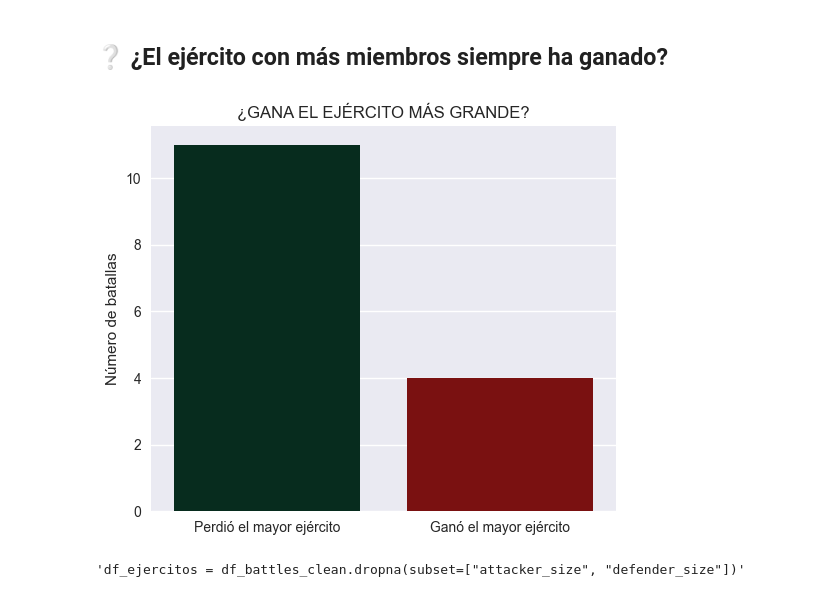
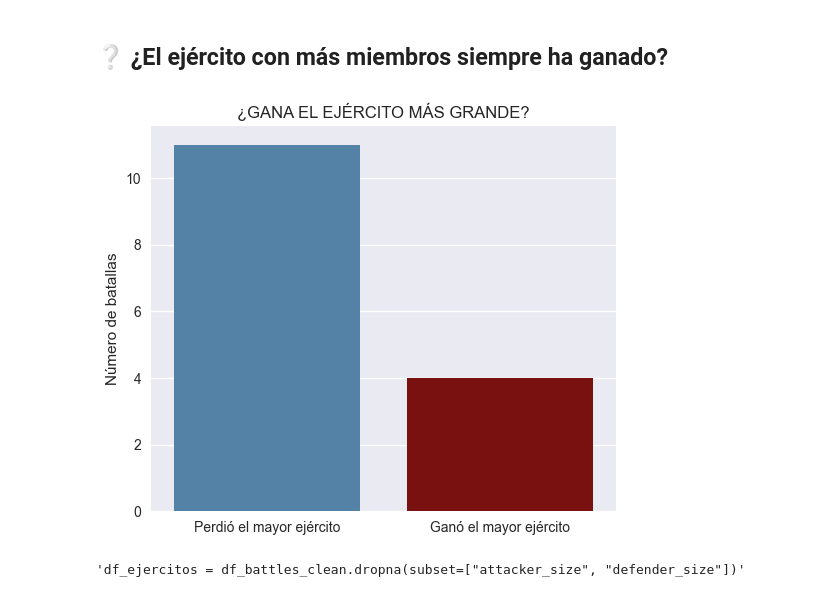
Before and after one commit to NereaLdA/EDA-Game_of_Thrones_, a Jupyter notebook: Memoria/Memoria.ipynb, the cells around one changed output. Drawn from its saved outputs; the diff is of its cells as text; code cells hidden in the pictures.

```diff
--- a/Memoria/Memoria.ipynb
+++ b/Memoria/Memoria.ipynb
@@ -750,35 +750,35 @@ df_batallas_ejer = df_battles_clean.dropna(subset=["attacker_size", "defender_si
 # %%
 # Creamos la columna 'mayor_ejercito'
 condicion_attacker = df_batallas_ejer["attacker_size"] > df_batallas_ejer["defender_size"]
 condicion_defender = df_batallas_ejer["attacker_size"] < df_batallas_ejer["defender_size"]
 condicion_empate = df_batallas_ejer["attacker_size"] == df_batallas_ejer["defender_size"]
 
 df_batallas_ejer["mayor_ejercito"] = "empate"
 df_batallas_ejer.loc[condicion_attacker, "mayor_ejercito"] = "attacker"
 df_batallas_ejer.loc[condicion_defender, "mayor_ejercito"] = "defender"
 
 # Creamos columna 'ganador'
 df_batallas_ejer["ganador"] = df_batallas_ejer["attacker_outcome"].map({
     "win": "attacker",
     "loss": "defender"
 })
 
 # Paso 3: Comparar y contar
 coinciden = df_batallas_ejer["mayor_ejercito"] == df_batallas_ejer["ganador"]
 conteo = coinciden.value_counts().rename({
     True: "Ganó el mayor ejército",
     False: "Perdió el mayor ejército"
 })
 
 # Paso 4: Gráfico
 plt.figure(figsize=(6,5))
-sns.barplot(x=conteo.index, y=conteo.values, palette=["#013220", "#8B0000"])
+sns.barplot(x=conteo.index, y=conteo.values, palette=["#4682B4", "#8B0000"])
 plt.title("¿GANA EL EJÉRCITO MÁS GRANDE?")
 plt.ylabel("Número de batallas")
 plt.xlabel("")
 plt.show()
 # %% [output]
-[figure, old version]
+[figure, new version]
 # %%
 """df_ejercitos = df_battles_clean.dropna(subset=["attacker_size", "defender_size"])"""
 # %% [output]
```
Also changed, not shown: parts of 3 cells of this notebook.
